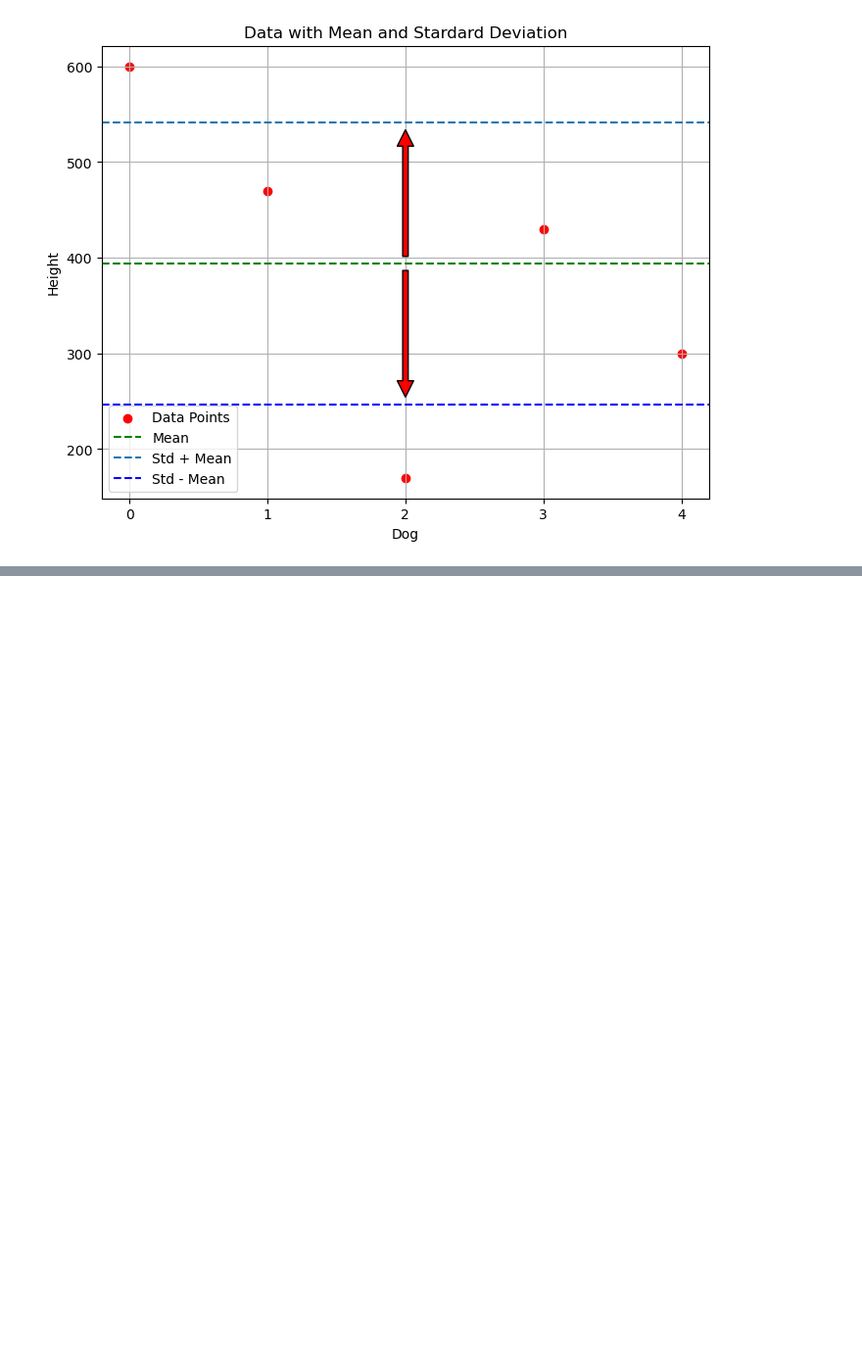
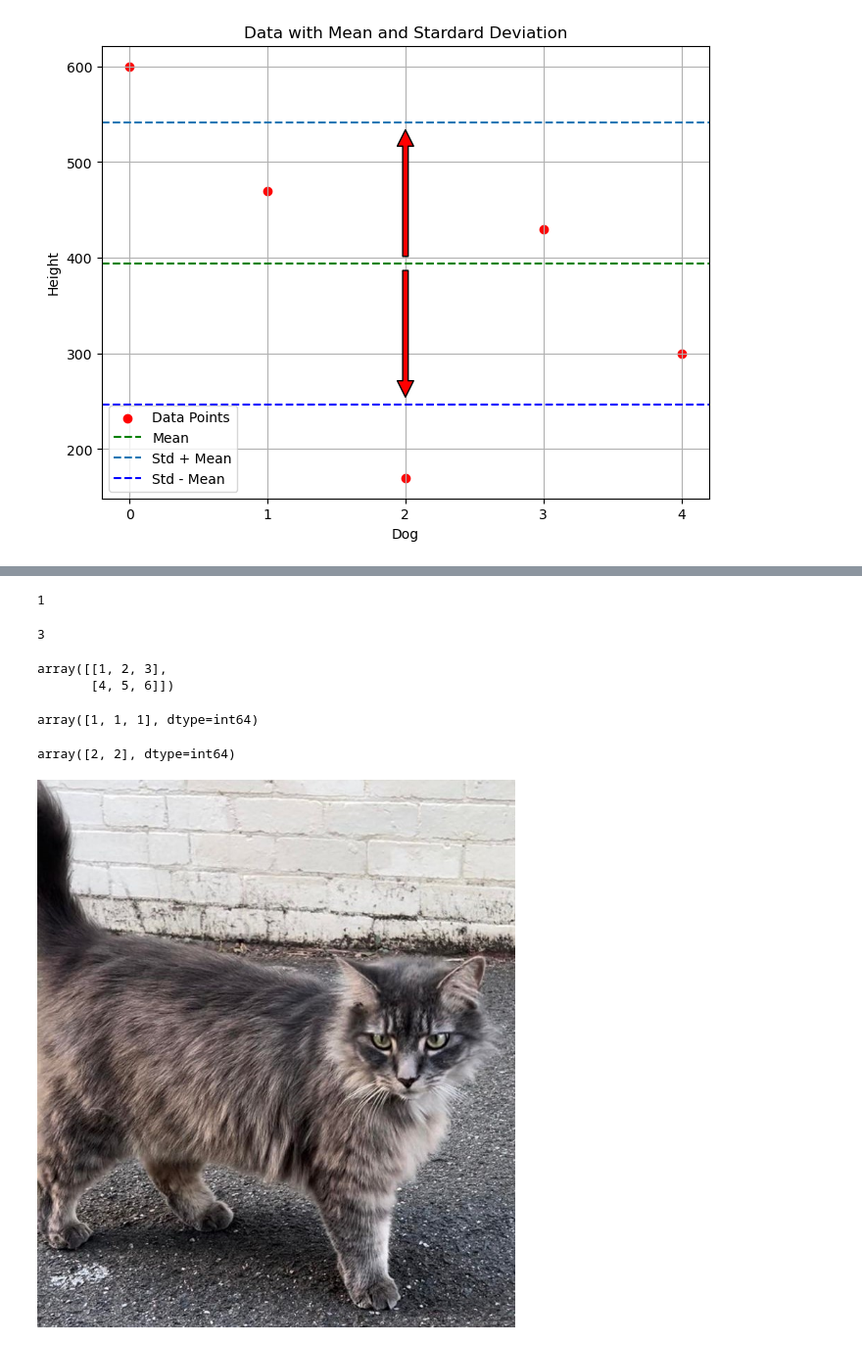
Before and after one commit to niboon39/Codewars, a Jupyter notebook: ML/BASIC/numpy.ipynb, the cells around one changed output, grey strips where cells are left out. Shown: that part at 98% size. Cells and saved outputs as stored; diff of their text form; code cells hidden in the pictures; blank space fills up the shorter version.

```diff
--- a/ML/BASIC/numpy.ipynb
+++ b/ML/BASIC/numpy.ipynb
@@ -274,0 +414,29 @@ Means :  [206.0, 76.0, -224.0, 36.0, -94.0]
+# %%
+d1[np.argmin(d1)]
+# %% [output]
+1
+# %%
+d1[np.argmax(d1)]
+# %% [output]
+3
+# %%
+d2
+# %% [output]
+array([[1, 2, 3],
+       [4, 5, 6]])
+# %%
+np.argmax(d2 , axis=0) # return maximum value in columns
+# %% [output]
+array([1, 1, 1], dtype=int64)
+# %%
+np.argmax(d2 , axis=1) # return maximum value in rows
+# %% [output]
+array([2, 2], dtype=int64)
+# %%
+# Numpy in action
+from IPython.display import Image
+import os
+os.chdir("C:\\Users\\HPPro\\Documents\\GitHub\\Codewars\\ML\\picture")
+Image(filename="cat.jpg")
+# %% [output]
+[figure, added]
```
Also changed, not shown: parts of 22 cells of this notebook, 3 other files.
